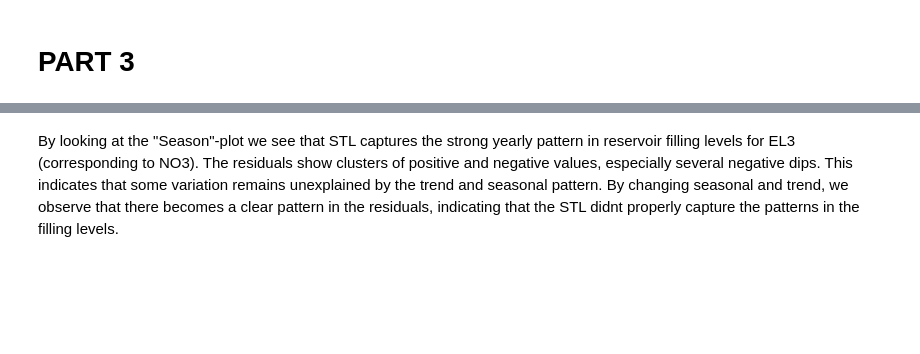
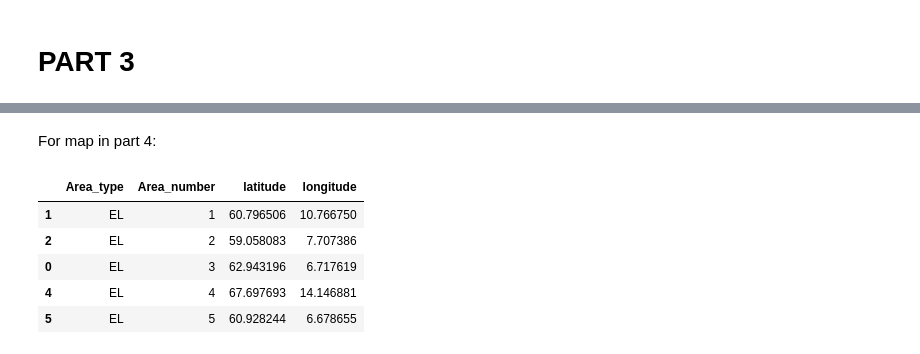
Before and after one commit to malkia777/IND320---Project, a Jupyter notebook: Notebooks/malk_ind320_project_part4.ipynb, the cells around one changed output, grey strips where cells are left out. Saved outputs shown, nothing was run; the diff lists cells and outputs as text; code cells hidden in the pictures; blank space fills up the shorter version.

```diff
--- a/Notebooks/malk_ind320_project_part4.ipynb
+++ b/Notebooks/malk_ind320_project_part4.ipynb
@@ -920,2 +147,2 @@ plt.show()
-# %% [markdown]
-By looking at the "Season"-plot we see that STL captures the strong yearly pattern in reservoir filling levels for EL3 (corresponding to NO3). The residuals show clusters of positive and negative values, especially several negative dips. This indicates that some variation remains unexplained by the trend and seasonal pattern. By changing seasonal and trend, we observe that there becomes a clear pattern in the residuals, indicating that the STL didnt properly capture the patterns in the filling levels.
+# %% [markdown]
+For map in part 4:
@@ -921,0 +165,38 @@ By looking at the "Season"-plot we see that STL captures the strong yearly patte
+# %%
+areas = gdf_elarea.to_crs("EPSG:4326").copy()
+
+areas["Area_number"] = (areas["budomr"].str.extract(r"(\d+)")[0].astype(int))
+
+# Choose one location inside each area.
+points = areas.geometry.representative_point()
+
+new_locations = pd.DataFrame({
+    "Area_type": "EL",
+    "Area_number": areas["Area_number"].to_numpy(),
+    "latitude": points.y.to_numpy(),
+    "longitude": points.x.to_numpy(),
+})
+
+# Use your existing project data folder.
+locations_file = (r"C:\Users\malki\OneDrive - Norwegian University of Life Sciences"
+                  r"\UNI5\IND320-1\Project\data\weather_locations.csv")
+
+existing_locations = pd.read_csv(locations_file)
+
+# Existing locations come first, preserving the original NO3 point.
+locations = (
+    pd.concat([existing_locations, new_locations], ignore_index=True)
+    .drop_duplicates(["Area_type", "Area_number"], keep="first")
+    .sort_values(["Area_type", "Area_number"])
+)
+
+locations.to_csv(locations_file, index=False)
+
+display(locations)
+# %% [output]
+|  | Area_type | Area_number | latitude | longitude |
+| 1 | EL | 1 | 60.796506 | 10.766750 |
+| 2 | EL | 2 | 59.058083 | 7.707386 |
+| 0 | EL | 3 | 62.943196 | 6.717619 |
+| 4 | EL | 4 | 67.697693 | 14.146881 |
+| 5 | EL | 5 | 60.928244 | 6.678655 |
```
Also changed, not shown: parts of 91 cells of this notebook, 18 other files.
